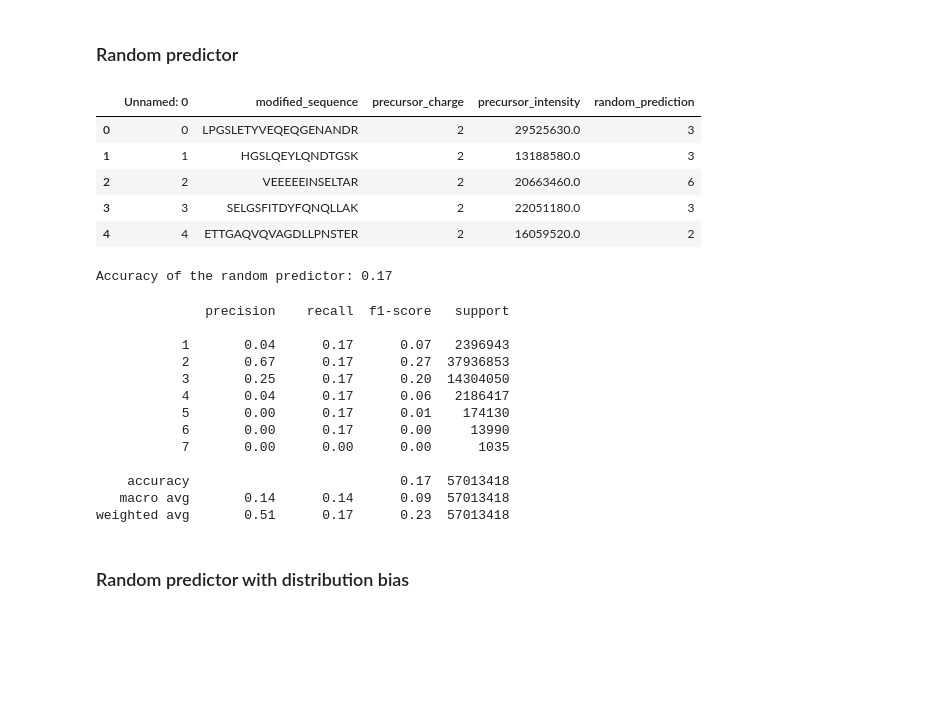
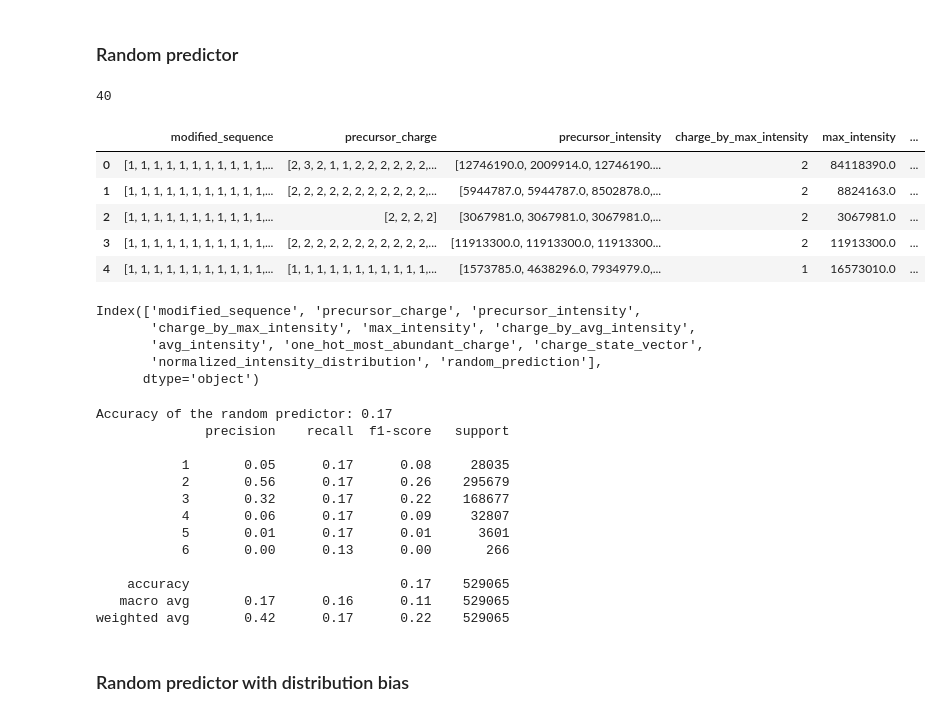
Before and after one commit to wilhelm-lab/dlomix, a Jupyter notebook: baselines.ipynb, the cells around one changed output. Saved outputs shown, nothing was run; the diff lists cells and outputs as text; code cells hidden in the pictures; blank space fills up the shorter version.

Commit message:
Task 2 sklearn dummy baseline

```diff
--- a/baselines.ipynb
+++ b/baselines.ipynb
@@ -15,40 +21,63 @@ unprocessed_df = pd.read_csv("dlomix/data/prelim_unprocessed_data.csv")
+# %%
+# remove UNIMOD sequences
+processed_data = processed_data[~processed_data.modified_sequence.str.contains('UNIMOD')]
+# %%
+# encode the sequences
+processed_data.modified_sequence = processed_data.modified_sequence.apply(list).apply(lambda x: np.array([ALPHABET_UNMOD[aa] for aa in x]))
+# %%
+# determine the maximum sequence length in the dummy-dataset
+max_len = processed_data.modified_sequence.apply(len).max()
+max_len
+# %% [output]
+40
+# %%
+# pad sequences to max length with 0s
+processed_data.modified_sequence = processed_data.modified_sequence.apply(lambda x: np.pad(x, (0, max_len - len(x)), constant_values=0))
 # %%
 # define minimum and maximum charge state
 min_charge_state = 1
 max_charge_state = 6
 # %%
 # Generate random charge states for each sequence
-random_predictions = np.random.randint(min_charge_state, max_charge_state+1, size=len(unprocessed_df))
-unprocessed_df['random_prediction'] = random_predictions
-unprocessed_df.head()
+np.random.seed(42)
+random_predictions = np.random.randint(min_charge_state, max_charge_state+1, size=len(processed_data))
+processed_data['random_prediction'] = random_predictions
+processed_data.head()
 # %% [output]
-|  | Unnamed: 0 | modified_sequence | precursor_charge | precursor_intensity | random_prediction |
-| 0 | 0 | LPGSLETYVEQEQGENANDR | 2 | 29525630.0 | 3 |
-| 1 | 1 | HGSLQEYLQNDTGSK | 2 | 13188580.0 | 3 |
-| 2 | 2 | VEEEEEINSELTAR | 2 | 20663460.0 | 6 |
-| 3 | 3 | SELGSFITDYFQNQLLAK | 2 | 22051180.0 | 3 |
-| 4 | 4 | ETTGAQVQVAGDLLPNSTER | 2 | 16059520.0 | 2 |
+|  | modified_sequence | precursor_charge | precursor_intensity | charge_by_max_intensity | max_intensity | ... |
+| 0 | [1, 1, 1, 1, 1, 1, 1, 1, 1, 1, 1,... | [2, 3, 2, 1, 1, 2, 2, 2, 2, 2, 2,... | [12746190.0, 2009914.0, 12746190.... | 2 | 84118390.0 | ... |
+| 1 | [1, 1, 1, 1, 1, 1, 1, 1, 1, 1, 1,... | [2, 2, 2, 2, 2, 2, 2, 2, 2, 2, 2,... | [5944787.0, 5944787.0, 8502878.0,... | 2 | 8824163.0 | ... |
+| 2 | [1, 1, 1, 1, 1, 1, 1, 1, 1, 1, 1,... | [2, 2, 2, 2] | [3067981.0, 3067981.0, 3067981.0,... | 2 | 3067981.0 | ... |
+| 3 | [1, 1, 1, 1, 1, 1, 1, 1, 1, 1, 1,... | [2, 2, 2, 2, 2, 2, 2, 2, 2, 2, 2,... | [11913300.0, 11913300.0, 11913300... | 2 | 11913300.0 | ... |
+| 4 | [1, 1, 1, 1, 1, 1, 1, 1, 1, 1, 1,... | [1, 1, 1, 1, 1, 1, 1, 1, 1, 1, 1,... | [1573785.0, 4638296.0, 7934979.0,... | 1 | 16573010.0 | ... |
+# %%
+processed_data.columns
+# %% [output]
+Index(['modified_sequence', 'precursor_charge', 'precursor_intensity',
+       'charge_by_max_intensity', 'max_intensity', 'charge_by_avg_intensity',
+       'avg_intensity', 'one_hot_most_abundant_charge', 'charge_state_vector',
+       'normalized_intensity_distribution', 'random_prediction'],
+      dtype='object')
 # %%
 # Calculate the accuracy of the random predictor
-accuracy = accuracy_score(unprocessed_df['precursor_charge'], unprocessed_df['random_prediction'])
+accuracy = accuracy_score(processed_data['charge_by_max_intensity'], processed_data['random_prediction'])
 
 print(f"Accuracy of the random predictor: {accuracy:.2f}")
-print(classification_report(unprocessed_df['precursor_charge'], unprocessed_df['random_prediction']))
+print(classification_report(processed_data['charge_by_max_intensity'], processed_data['random_prediction']))
 # %% [output]
 Accuracy of the random predictor: 0.17
+              precision    recall  f1-score   support
+
+           1       0.05      0.17      0.08     28035
+           2       0.56      0.17      0.26    295679
+           3       0.32      0.17      0.22    168677
+           4       0.06      0.17      0.09     32807
+           5       0.01      0.17      0.01      3601
+           6       0.00      0.13      0.00       266
+
+    accuracy                           0.17    529065
+   macro avg       0.17      0.16      0.11    529065
+weighted avg       0.42      0.17      0.22    529065
-              precision    recall  f1-score   support
-
-           1       0.04      0.17      0.07   2396943
-           2       0.67      0.17      0.27  37936853
-           3       0.25      0.17      0.20  14304050
-           4       0.04      0.17      0.06   2186417
-           5       0.00      0.17      0.01    174130
-           6       0.00      0.17      0.00     13990
-           7       0.00      0.00      0.00      1035
-
-    accuracy                           0.17  57013418
-   macro avg       0.14      0.14      0.09  57013418
-weighted avg       0.51      0.17      0.23  57013418
 # %% [markdown]
 ### Random predictor with distribution bias
 # %%
```
Also changed, not shown: parts of 23 cells of this notebook.
